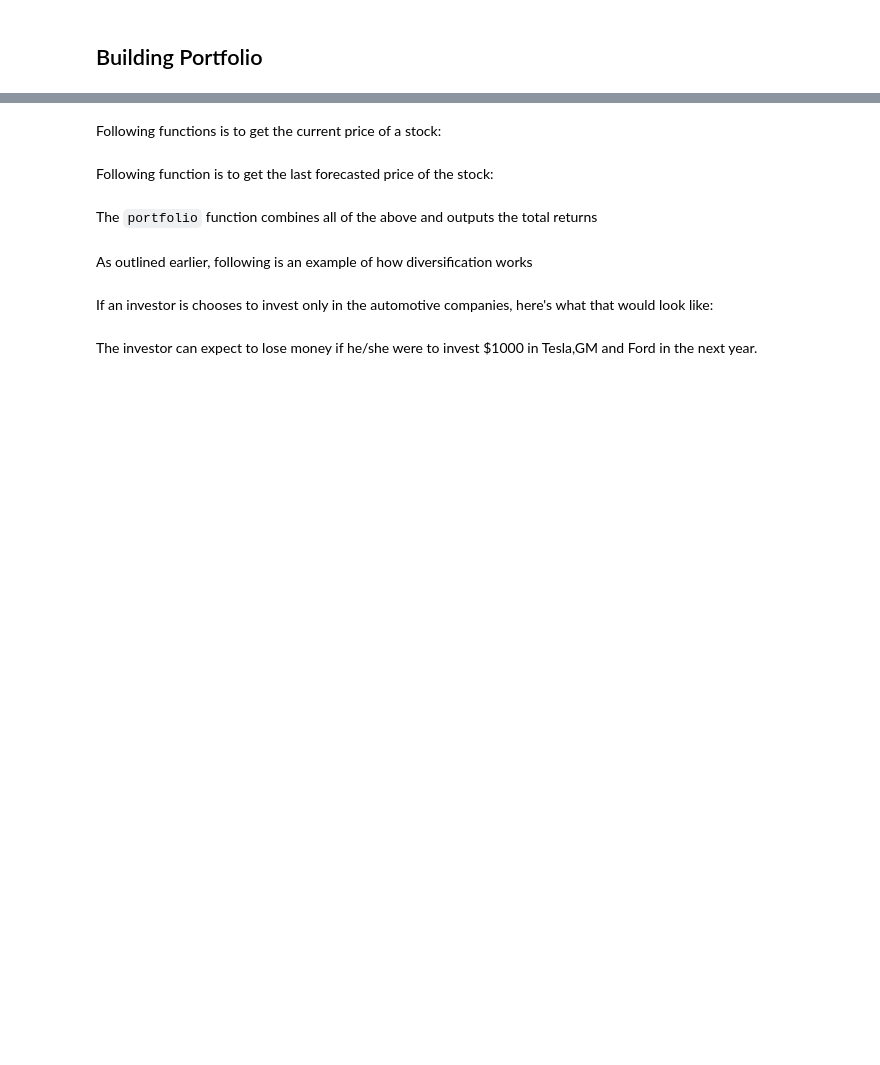
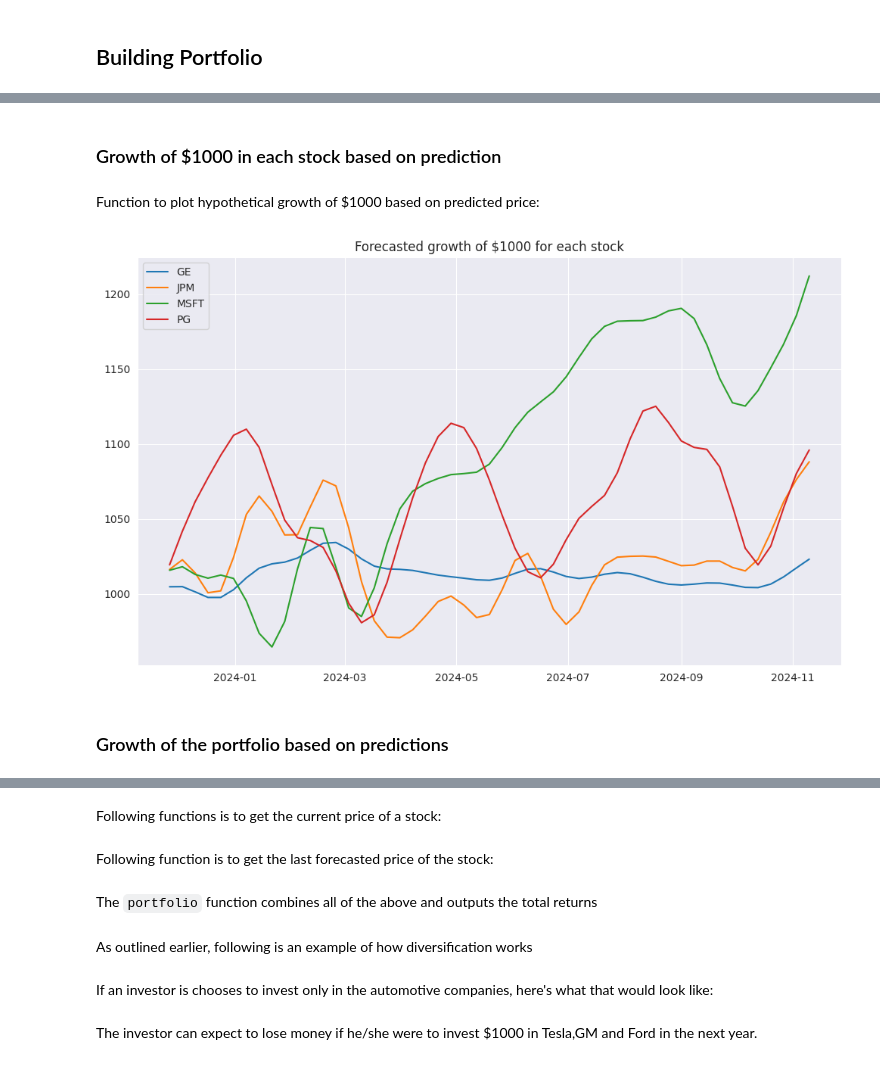
Before and after one commit to rahulakrish/portfolio_builder, a Jupyter notebook: code/new.ipynb, the cells around one changed output, grey strips where cells are left out. Drawn from its saved outputs; the diff is of its cells as text; code cells hidden in the pictures; blank space fills up the shorter version.

Commit message:
plotted future performance

```diff
--- a/code/new.ipynb
+++ b/code/new.ipynb
@@ -1406,0 +1388,22 @@ Following function is used to plot past and forecast prices for stocks in the po
+# %% [markdown]
+### Growth of $1000 in each stock based on prediction
+# %% [markdown]
+Function to plot hypothetical growth of $1000 based on predicted price:
+# %%
+def future_1000_growth(forecast_portfolio):
+  future_returns = forecast_portfolio.pct_change()
+
+  weekly_cum_returns = (future_returns+1).cumprod()
+
+  total_cum_returns = 1000*weekly_cum_returns
+
+  fig,ax = plt.subplots(figsize=(12,7))
+  ax.plot(total_cum_returns,label = portfolio)
+  ax.set_title('Forecasted growth of $1000 for each stock');
+  ax.legend();
+# %%
+future_1000_growth(forecast_portfolio)
+# %% [output]
+[figure, added]
+# %% [markdown]
+### Growth of the portfolio based on predictions
```
Also changed, not shown: parts of 27 cells of this notebook.
